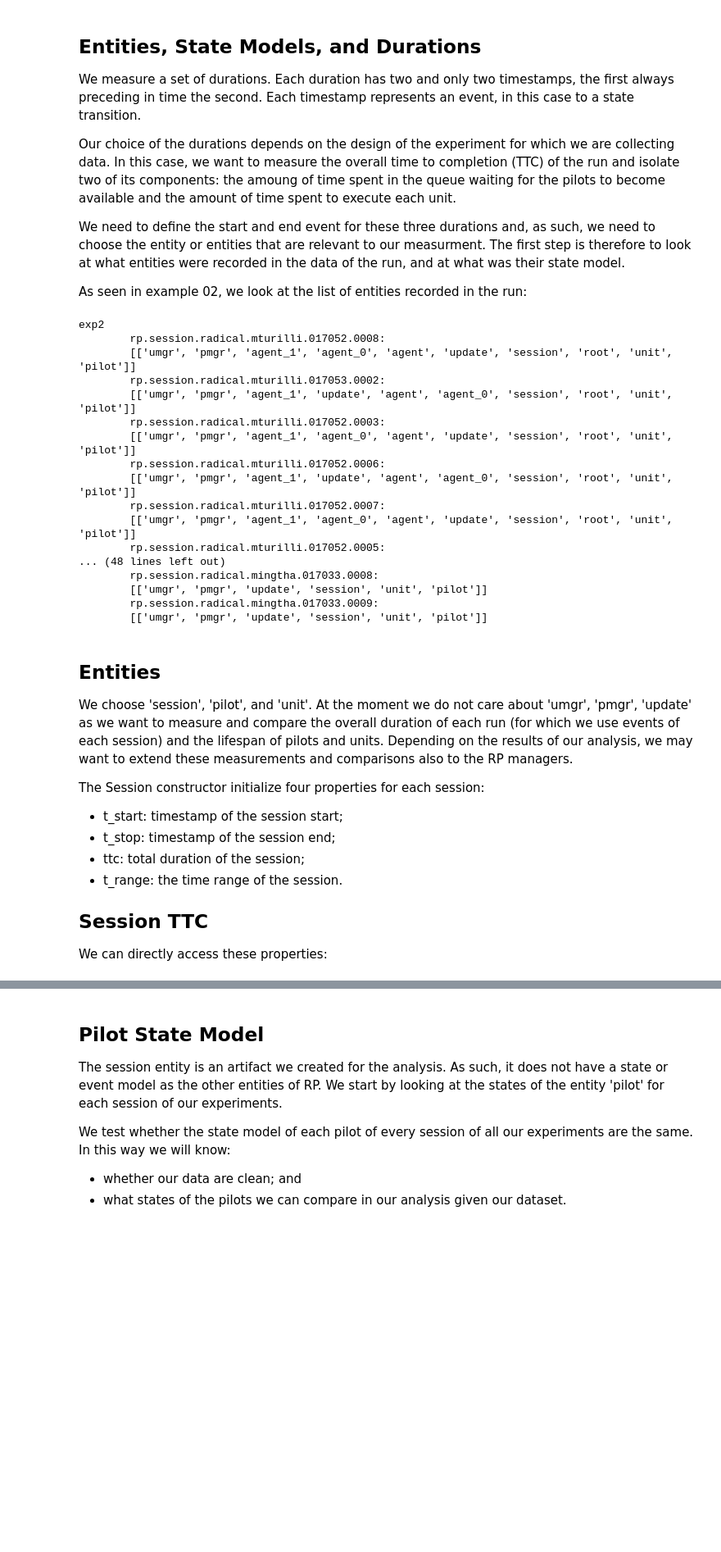
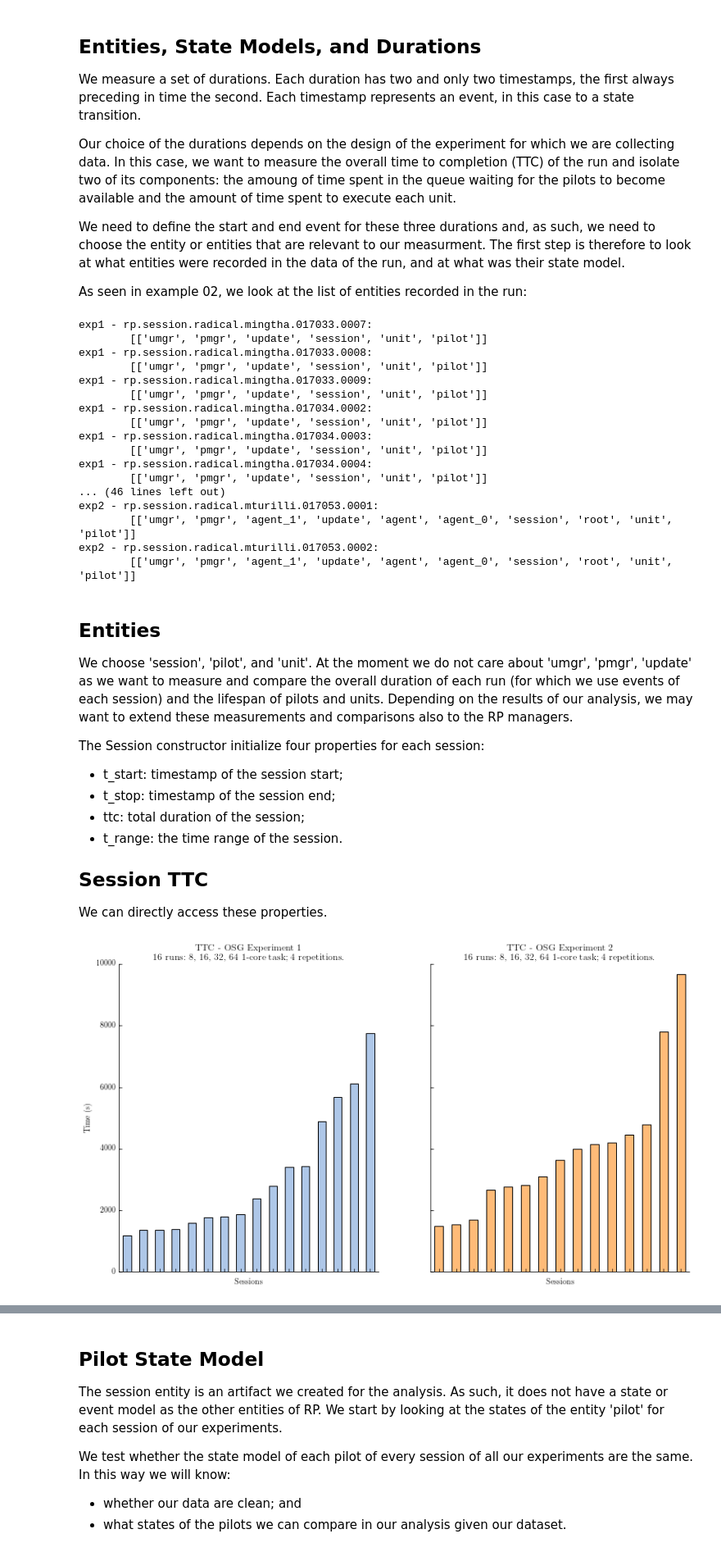
Before and after one commit to radical-cybertools/radical.analytics, a Jupyter notebook: use_cases/rp_on_osg/osg_analysis.ipynb, the cells around one changed output, grey strips where cells are left out. Shown at 82% size. Cells and saved outputs as stored; diff of their text form; code cells hidden in the pictures; blank space fills up the shorter version.

```diff
--- a/use_cases/rp_on_osg/osg_analysis.ipynb
+++ b/use_cases/rp_on_osg/osg_analysis.ipynb
@@ -89,31 +144,27 @@ recorded in the data of the run, and at what was their state model.
 As seen in example 02, we look at the list of entities recorded in the
 run:
 # %%
-for exp in sessions.keys():
-    print exp
-    for sid in sessions[exp].keys():
-
-        et = sessions[exp][sid].list(['etype'])
-
-        print "\t%s:\n\t%s" % (sid, et)
+for sid in sessions.index:
+    et = sessions.ix[sid, 'session'].list(['etype'])
+    print '%s - %s:\n\t%s' % (sessions.ix[sid, 'experiment'], sid, et)
 # %% [output]
-exp2
-        rp.session.radical.mturilli.017052.0008:
-        [['umgr', 'pmgr', 'agent_1', 'agent_0', 'agent', 'update', 'session', 'root', 'unit', 'pilot']]
-        rp.session.radical.mturilli.017053.0002:
+exp1 - rp.session.radical.mingtha.017033.0007:
+        [['umgr', 'pmgr', 'update', 'session', 'unit', 'pilot']]
+exp1 - rp.session.radical.mingtha.017033.0008:
+        [['umgr', 'pmgr', 'update', 'session', 'unit', 'pilot']]
+exp1 - rp.session.radical.mingtha.017033.0009:
+        [['umgr', 'pmgr', 'update', 'session', 'unit', 'pilot']]
+exp1 - rp.session.radical.mingtha.017034.0002:
+        [['umgr', 'pmgr', 'update', 'session', 'unit', 'pilot']]
+exp1 - rp.session.radical.mingtha.017034.0003:
+        [['umgr', 'pmgr', 'update', 'session', 'unit', 'pilot']]
+exp1 - rp.session.radical.mingtha.017034.0004:
+        [['umgr', 'pmgr', 'update', 'session', 'unit', 'pilot']]
+... (46 lines left out)
+exp2 - rp.session.radical.mturilli.017053.0001:
         [['umgr', 'pmgr', 'agent_1', 'update', 'agent', 'agent_0', 'session', 'root', 'unit', 'pilot']]
-        rp.session.radical.mturilli.017052.0003:
-        [['umgr', 'pmgr', 'agent_1', 'agent_0', 'agent', 'update', 'session', 'root', 'unit', 'pilot']]
-        rp.session.radical.mturilli.017052.0006:
+exp2 - rp.session.radical.mturilli.017053.0002:
         [['umgr', 'pmgr', 'agent_1', 'update', 'agent', 'agent_0', 'session', 'root', 'unit', 'pilot']]
-        rp.session.radical.mturilli.017052.0007:
-        [['umgr', 'pmgr', 'agent_1', 'agent_0', 'agent', 'update', 'session', 'root', 'unit', 'pilot']]
-        rp.session.radical.mturilli.017052.0005:
-... (48 lines left out)
-        rp.session.radical.mingtha.017033.0008:
-        [['umgr', 'pmgr', 'update', 'session', 'unit', 'pilot']]
-        rp.session.radical.mingtha.017033.0009:
-        [['umgr', 'pmgr', 'update', 'session', 'unit', 'pilot']]
 # %% [markdown]
 ## Entities
 
@@ -127,13 +178,31 @@ The Session constructor initialize four properties for each session:
 
 ## Session TTC
 
-We can directly access these properties:
+We can directly access these properties.
-# %%
-TTCs = {}
-
-for exp in sessions.keys():
-    print '\n'+exp
-    for sid in sessions[exp].keys():
-
-        TTCs[sid] = sessions[exp][sid].ttc
-        print "\t%s: TTC = %s" % (sid, TTCs[sid])
+# %%
+for sid in sessions.index:
+    sessions.ix[sid, 'TTC'] = sessions.ix[sid, 'session'].ttc
+
+ttc_exp1 = sessions[ sessions['experiment'] == 'exp1' ].sort_values('TTC')
+ttc_exp2 = sessions[ sessions['experiment'] == 'exp2' ].sort_values('TTC')
+
+ttc_exp1_title = 'TTC - OSG Experiment 1\n16 runs: 8, 16, 32, 64 1-core task; 4 repetitions.'
+ttc_exp2_title = 'TTC - OSG Experiment 2\n16 runs: 8, 16, 32, 64 1-core task; 4 repetitions.'
+
+colors = {'exp1': tableau20[1],
+          'exp2': tableau20[3]}
+
+fig, axes = plt.subplots(nrows=1, ncols=2, figsize=(13,7), sharey=True)
+axes[0] = ttc_exp1['TTC'].plot(kind='bar', color=[colors['exp1']], ax=axes[0], title=ttc_exp1_title)
+axes[1] = ttc_exp2['TTC'].plot(kind='bar', color=[colors['exp2']], ax=axes[1], title=ttc_exp2_title)
+
+for ax in axes:
+    ax.spines["top"].set_visible(False)
+    ax.spines["right"].set_visible(False)
+    ax.get_xaxis().tick_bottom()
+    ax.get_yaxis().tick_left()
+    ax.set_xticklabels([])
+    ax.set_xlabel('Sessions')
+    ax.set_ylabel('Time (s)')
+# %% [output]
+[figure, added]
```
Also changed, not shown: parts of 20 cells of this notebook.
